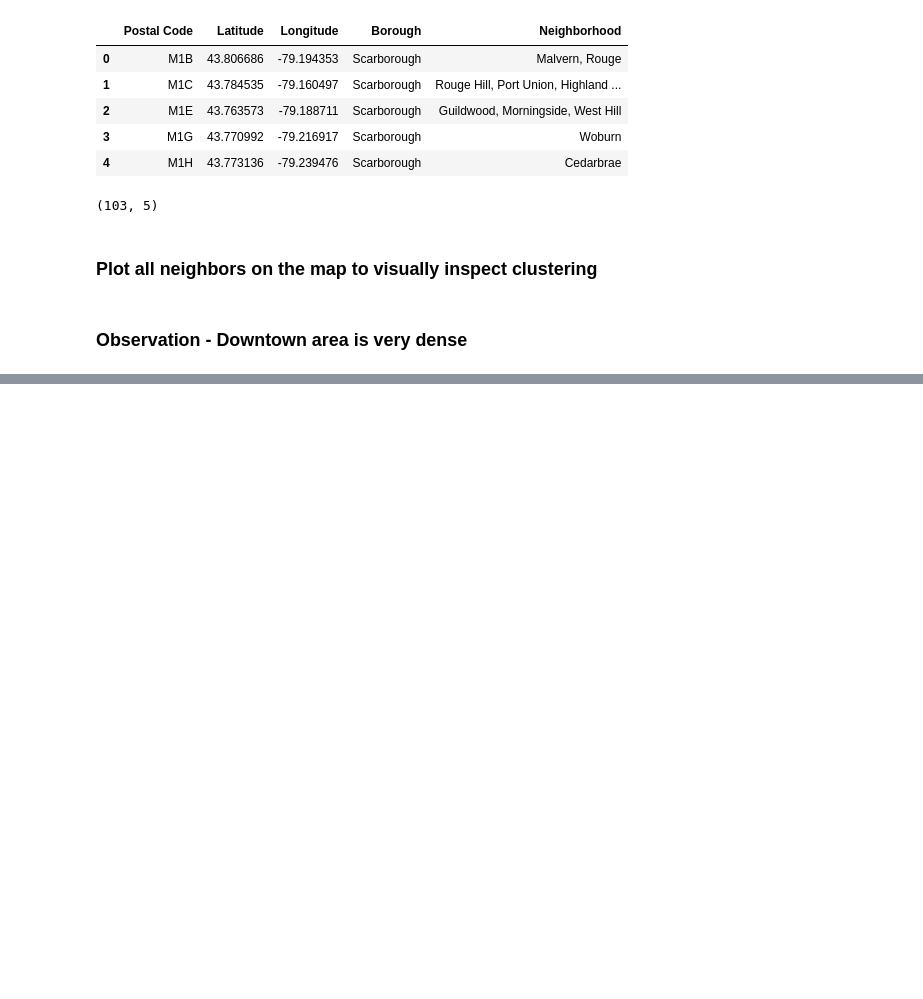
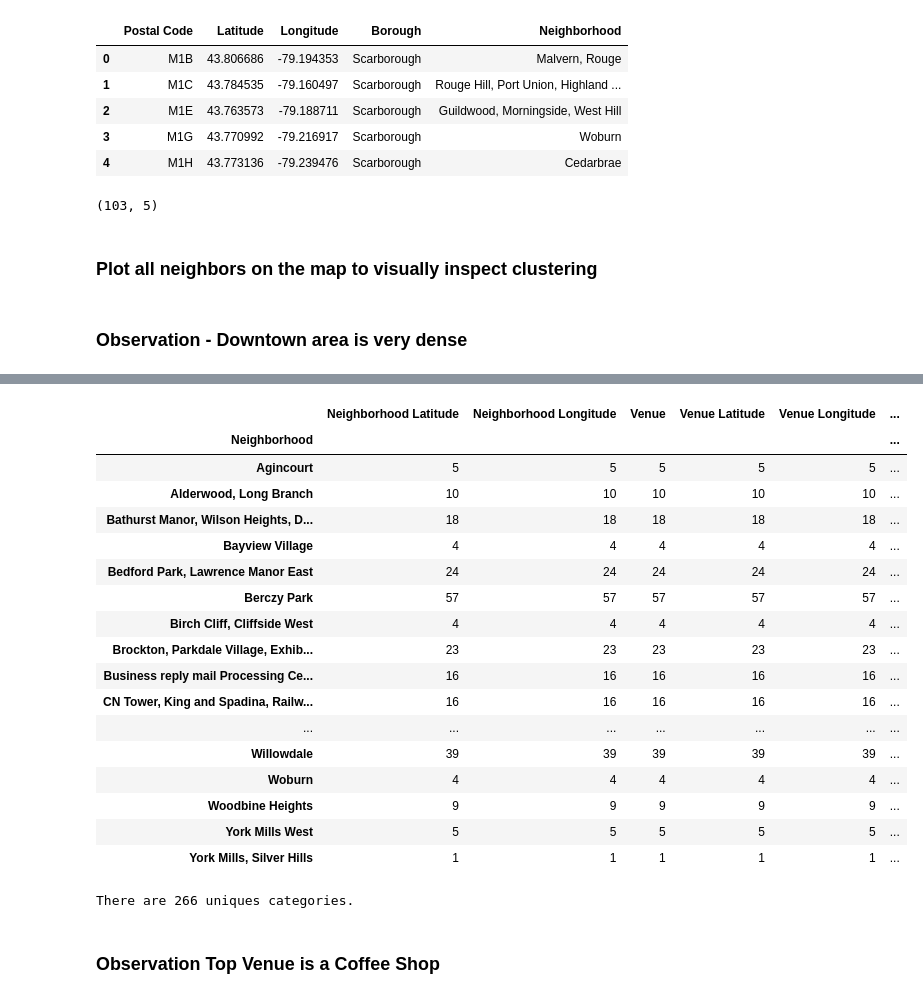
Before and after one commit to VasylR/Coursera_Capstone, a Jupyter notebook: Capstone_Project.ipynb, the cells around one changed output, grey strips where cells are left out. Cells and saved outputs as stored; diff of their text form; code cells hidden in the pictures; blank space fills up the shorter version.

```diff
--- a/Capstone_Project.ipynb
+++ b/Capstone_Project.ipynb
@@ -17,6 +19,9 @@ import folium # map rendering library
 print ('Hello Capstone Project Course!')
 # %% [output]
 Hello Capstone Project Course!
+# %%
+pd.set_option('display.max_columns', None)
+pd.set_option('display.max_rows', None)
 # %% [markdown]
 # Part 1 : Scrapping the neighborhoods in Toronto from Wiki
 # %%
@@ -103,0 +111,10 @@ map_toronto
+# %%
+CLIENT_ID = 'CD3LA0M1E1S01TG30QJNBQL2BOJRT12Z1AYS5NSSA3HDUOUC' # your Foursquare ID
+CLIENT_SECRET = 'HUUJTGXECKLEHWRU1N4KYCBRSHYDSNXMIWRLXFLSLMUFOG5C' # your Foursquare Secret
+VERSION = '20180323' # Foursquare API version
+
+radius = 500 # define radius
+LIMIT = 100 # limit of number of venues returned by Foursquare API
+print('Your credentails:')
+print('CLIENT_ID: ' + CLIENT_ID)
+print('CLIENT_SECRET:' + CLIENT_SECRET)
@@ -103,0 +165,5 @@ map_toronto
+# %%
+toronto_venues = getNearbyVenues(names=df_neighbour_with_coordinates['Neighborhood'],
+                                   latitudes=df_neighbour_with_coordinates['Latitude'],
+                                   longitudes=df_neighbour_with_coordinates['Longitude']
+                                  )
@@ -103,0 +201,27 @@ map_toronto
+# %%
+toronto_venues.groupby('Neighborhood').count()
+# %% [output]
+|  | Neighborhood Latitude | Neighborhood Longitude | Venue | Venue Latitude | Venue Longitude | ... |
+| Neighborhood |  |  |  |  |  | ... |
+| Agincourt | 5 | 5 | 5 | 5 | 5 | ... |
+| Alderwood, Long Branch | 10 | 10 | 10 | 10 | 10 | ... |
+| Bathurst Manor, Wilson Heights, D... | 18 | 18 | 18 | 18 | 18 | ... |
+| Bayview Village | 4 | 4 | 4 | 4 | 4 | ... |
+| Bedford Park, Lawrence Manor East | 24 | 24 | 24 | 24 | 24 | ... |
+| Berczy Park | 57 | 57 | 57 | 57 | 57 | ... |
+| Birch Cliff, Cliffside West | 4 | 4 | 4 | 4 | 4 | ... |
+| Brockton, Parkdale Village, Exhib... | 23 | 23 | 23 | 23 | 23 | ... |
+| Business reply mail Processing Ce... | 16 | 16 | 16 | 16 | 16 | ... |
+| CN Tower, King and Spadina, Railw... | 16 | 16 | 16 | 16 | 16 | ... |
+| ... | ... | ... | ... | ... | ... | ... |
+| Willowdale | 39 | 39 | 39 | 39 | 39 | ... |
+| Woburn | 4 | 4 | 4 | 4 | 4 | ... |
+| Woodbine Heights | 9 | 9 | 9 | 9 | 9 | ... |
+| York Mills West | 5 | 5 | 5 | 5 | 5 | ... |
+| York Mills, Silver Hills | 1 | 1 | 1 | 1 | 1 | ... |
+# %%
+print('There are {} uniques categories.'.format(len(toronto_venues['Venue Category'].unique())))
+# %% [output]
+There are 266 uniques categories.
+# %% [markdown]
+### Observation Top Venue is a Coffee Shop
```
Also changed, not shown: parts of 41 cells of this notebook, 1 other file.
